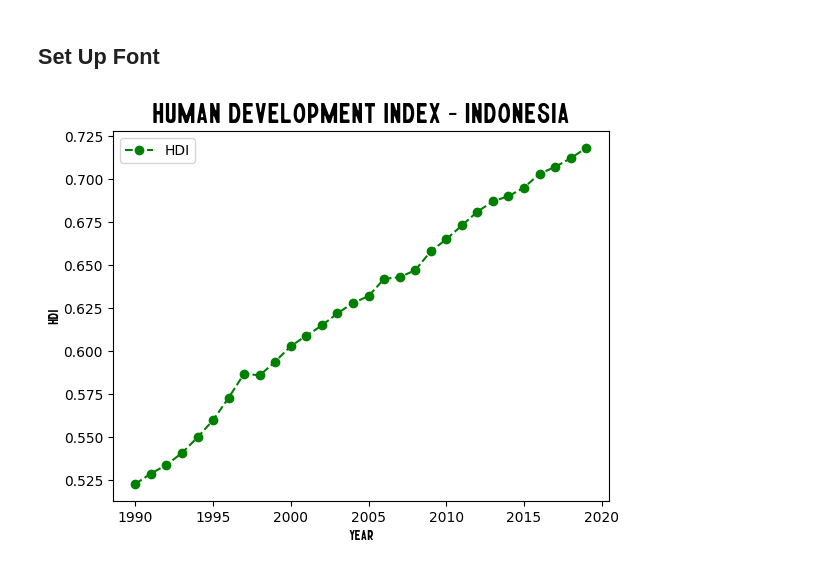
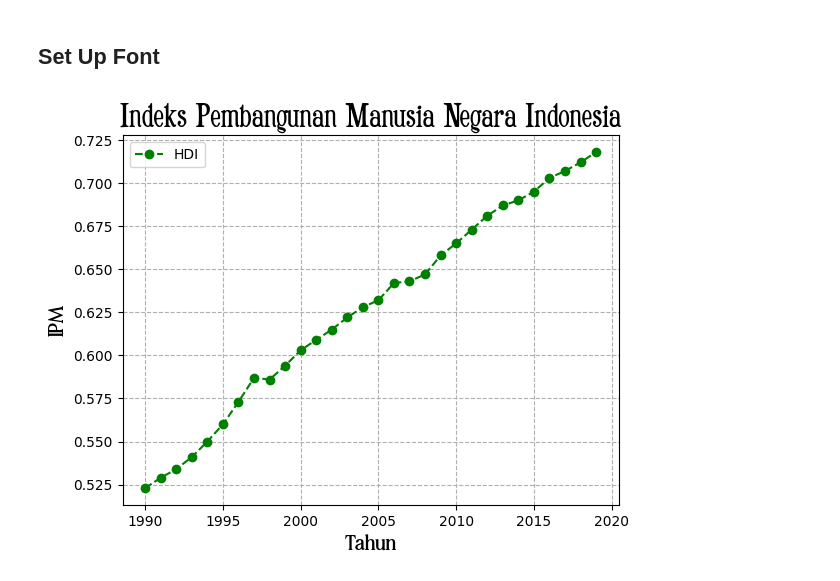
Before and after one commit to ikariyani/python-100daysChallenge, a Jupyter notebook: PROJECT/DAY 32/MATPLOTLIB - Line Chart (Styling Font and Line).ipynb, the cells around one changed output. Cells and saved outputs as stored; diff of their text form; code cells hidden in the pictures.

Commit message:
DAY 32
MATPLOTLIB - Line Chart (Styling Font and Line)

```diff
--- a/PROJECT/DAY 32/MATPLOTLIB - Line Chart (Styling Font and Line).ipynb
+++ b/PROJECT/DAY 32/MATPLOTLIB - Line Chart (Styling Font and Line).ipynb
@@ -123,19 +123,21 @@ plt.show()
 # %%
 import matplotlib.font_manager as fm
 # %%
-path = "Athena.ttf"
+path = "La Formalita.otf"
+path2 = "MADEAvenuePERSONALUSE-Regular.otf"
 
-font10 = fm.FontProperties(fname = path, size = 10)
-font20 = fm.FontProperties(fname = path, size = 20)
+font10 = fm.FontProperties(fname = path2, size = 15)
+font20 = fm.FontProperties(fname = path, size = 25)
 # %%
 plt.plot(tahun, indo_HDI, label = 'HDI', marker = 'o', linestyle = 'dashed', color = 'green')
 
-plt.title('Human Development Index - Indonesia', fontproperties = font20)
-plt.xlabel('Year', fontproperties = font10)
-plt.ylabel('HDI', fontproperties = font10)
+plt.title("Indeks Pembangunan Manusia Negara Indonesia", fontproperties = font20)
+plt.xlabel('Tahun', fontproperties = font10)
+plt.ylabel('IPM', fontproperties = font10)
 
 plt.legend()
+plt.grid(linestyle = "dashed")
 
 plt.show()
 # %% [output]
-[figure, old version]
+[figure, new version]
```
Also changed, not shown: 12 other files.
